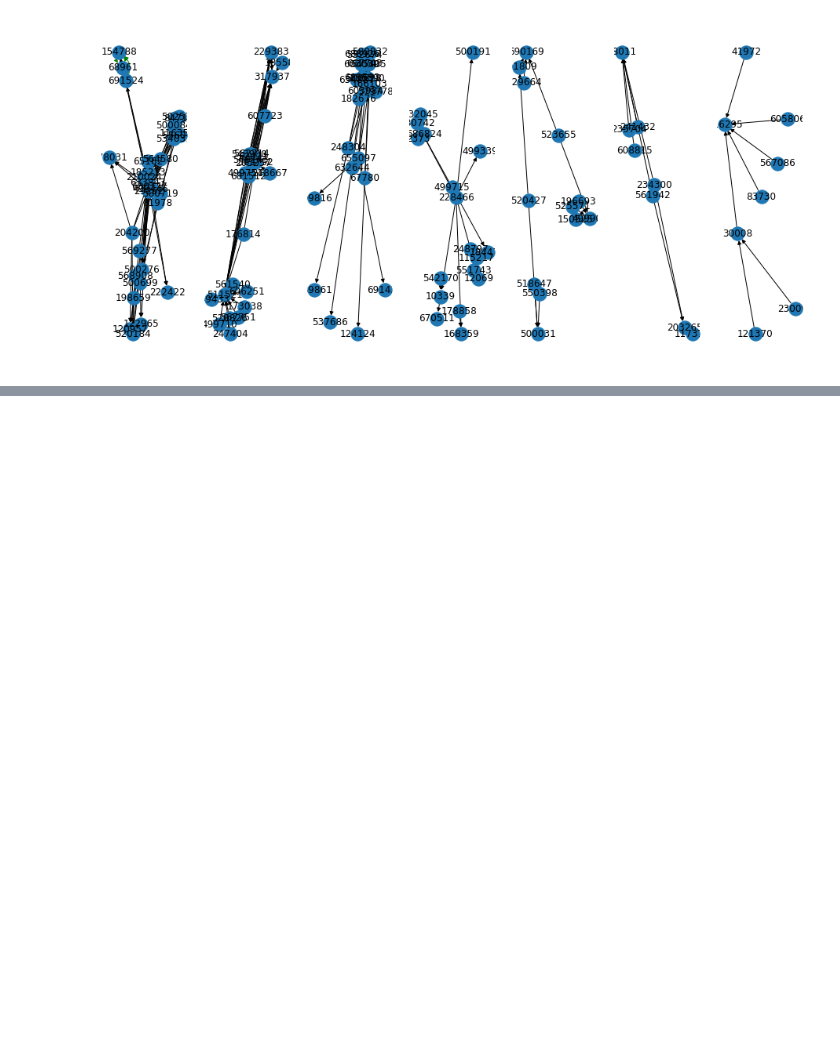
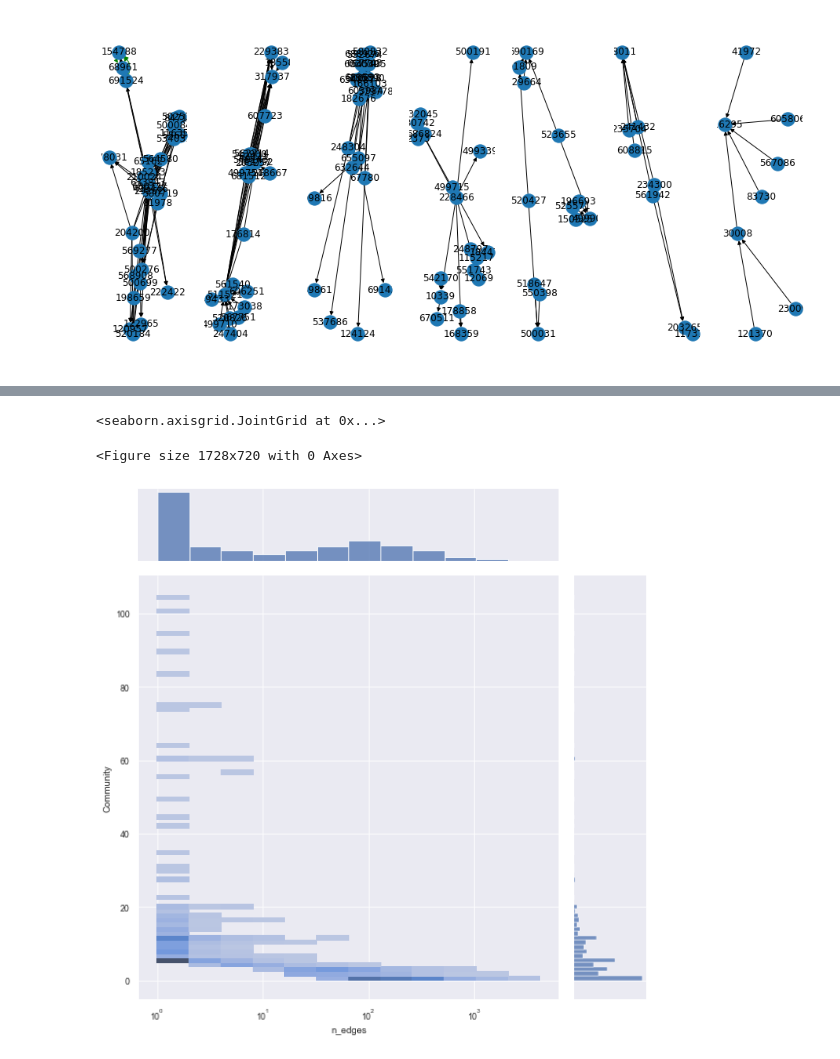
Before and after one commit to oStritze/sna, a Jupyter notebook: src/static_dynamic.ipynb, the cells around one changed output, grey strips where cells are left out. Drawn from its saved outputs; the diff is of its cells as text; code cells hidden in the pictures; blank space fills up the shorter version.

```diff
--- a/src/static_dynamic.ipynb
+++ b/src/static_dynamic.ipynb
@@ -167,0 +323,4 @@ nx.draw_networkx_edges(gi, positioning, edge_color="red", connectionstyle="arc3,
+# %%
+res_inland = pd.read_csv("../data/res_inland.csv")
+res_inland = res_inland.drop("Unnamed: 0", axis=1)
+res_inland.head()
@@ -167,0 +334,15 @@ nx.draw_networkx_edges(gi, positioning, edge_color="red", connectionstyle="arc3,
+# %%
+plt.figure(figsize=(24, 10))
+
+sns.set_theme()
+sns.set_context("paper")
+sns.jointplot(data=res_inland[res_inland["quotient"]!=0],
+            x="n_edges", y="Community",
+            log_scale=(True,False),
+            height=8,
+            kind="hist", palette="magma",
+        )
+# %% [output]
+<seaborn.axisgrid.JointGrid at 0x...>
+<Figure size 1728x720 with 0 Axes>
+[figure, added]
```
Also changed, not shown: parts of 34 cells of this notebook, 3 other files.
